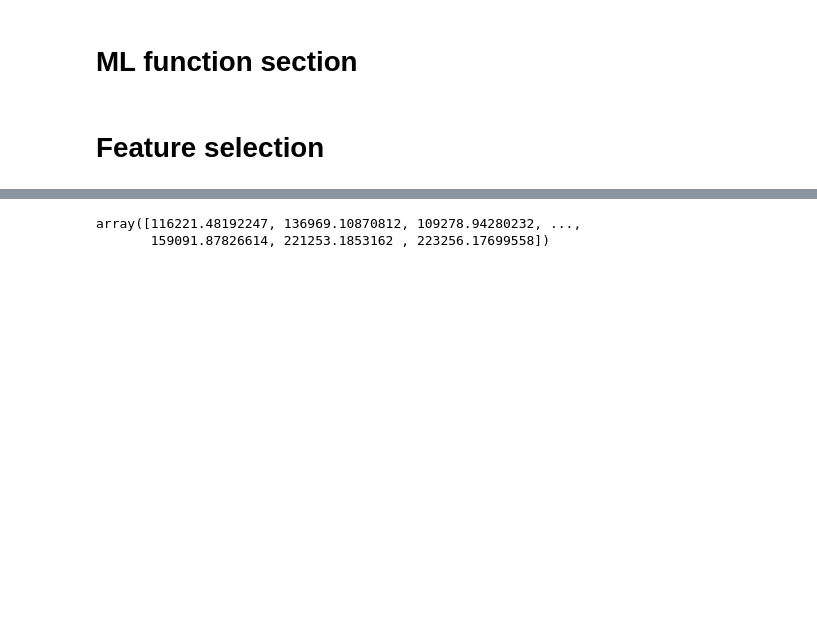
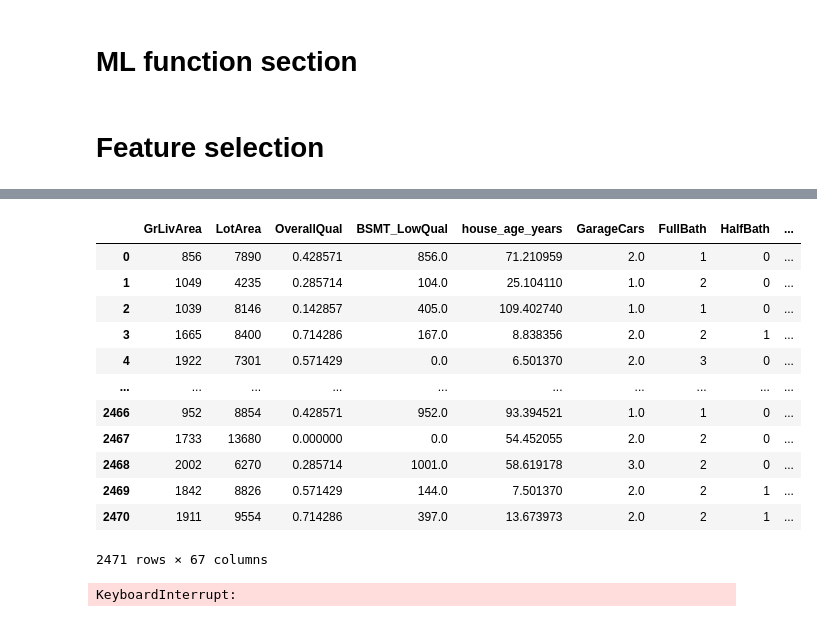
Before and after one commit to kiwymic/operation_goldfish-1, a Jupyter notebook: Moritz/final featrue selection workbook.ipynb, the cells around one changed output, grey strips where cells are left out. Drawn from its saved outputs; the diff is of its cells as text; code cells hidden in the pictures; blank space fills up the shorter version.

```diff
--- a/Moritz/final featrue selection workbook.ipynb
+++ b/Moritz/final featrue selection workbook.ipynb
@@ -361,17 +297,28 @@ front_end
 # %%
 back_end=front_end.copy()
 back_end['ExterQualDisc']=back_end['ExterQual']-back_end['OverallQual']
 back_end['OverallCondDisc']=back_end['OverallCond']-back_end['OverallQual']
 back_end['KitchenQualDisc']=back_end['KitchenQual']-back_end['OverallQual']
-back_end.drop(['ExterQual','OverallCond','KitchenQual'],axis=1)
+back_end=back_end.drop(['ExterQual','OverallCond','KitchenQual'],axis=1)
 
 to_dummify2=['Neighborhood', 'BldgType', 'MasVnrType']
 back_end = pd.get_dummies(back_end, columns = to_dummify2, drop_first = True)
-back_end
-cbl = CatBoostRegressor();
-cbl.load_model("HousePriceCatBoost", "cbm")
-cbl.predict(back_end)
+#back_end
+#cbl = CatBoostRegressor();
+#cbl.load_model("HousePriceCatBoost", "cbm")
+#cbl.predict(back_end)
 # %% [output]
+|  | GrLivArea | LotArea | OverallQual | BSMT_LowQual | house_age_years | GarageCars | FullBath | HalfBath | ... |
+| 0 | 856 | 7890 | 0.428571 | 856.0 | 71.210959 | 2.0 | 1 | 0 | ... |
+| 1 | 1049 | 4235 | 0.285714 | 104.0 | 25.104110 | 1.0 | 2 | 0 | ... |
+| 2 | 1039 | 8146 | 0.142857 | 405.0 | 109.402740 | 1.0 | 1 | 0 | ... |
+| 3 | 1665 | 8400 | 0.714286 | 167.0 | 8.838356 | 2.0 | 2 | 1 | ... |
+| 4 | 1922 | 7301 | 0.571429 | 0.0 | 6.501370 | 2.0 | 3 | 0 | ... |
+| ... | ... | ... | ... | ... | ... | ... | ... | ... | ... |
+| 2466 | 952 | 8854 | 0.428571 | 952.0 | 93.394521 | 1.0 | 1 | 0 | ... |
+| 2467 | 1733 | 13680 | 0.000000 | 0.0 | 54.452055 | 2.0 | 2 | 0 | ... |
+| 2468 | 2002 | 6270 | 0.285714 | 1001.0 | 58.619178 | 3.0 | 2 | 0 | ... |
+| 2469 | 1842 | 8826 | 0.571429 | 144.0 | 7.501370 | 2.0 | 2 | 1 | ... |
+| 2470 | 1911 | 9554 | 0.714286 | 397.0 | 13.673973 | 2.0 | 2 | 1 | ... |
-array([116221.48192247, 136969.10870812, 109278.94280232, ...,
-       159091.87826614, 221253.1853162 , 223256.17699558])
+2471 rows × 67 columns
 # %%
@@ -381,5 +328,7 @@ clf.save_model("HousePriceCatBoost", "cbm")
 #clf.score(back_end, price)
 # %%
-cross_val_VIF_score(tester2)
+cross_val_VIF_score(back_end)
+# %% [output]
+KeyboardInterrupt:
 # %%
 corr_list('GrLivArea', df2[features_to_use])
```
Also changed, not shown: parts of 8 cells of this notebook, 6 other files.
